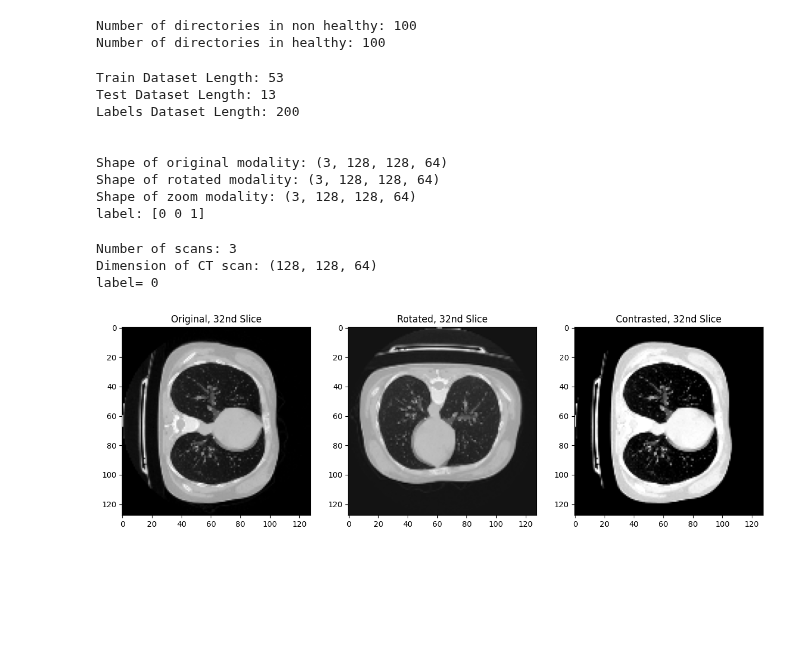
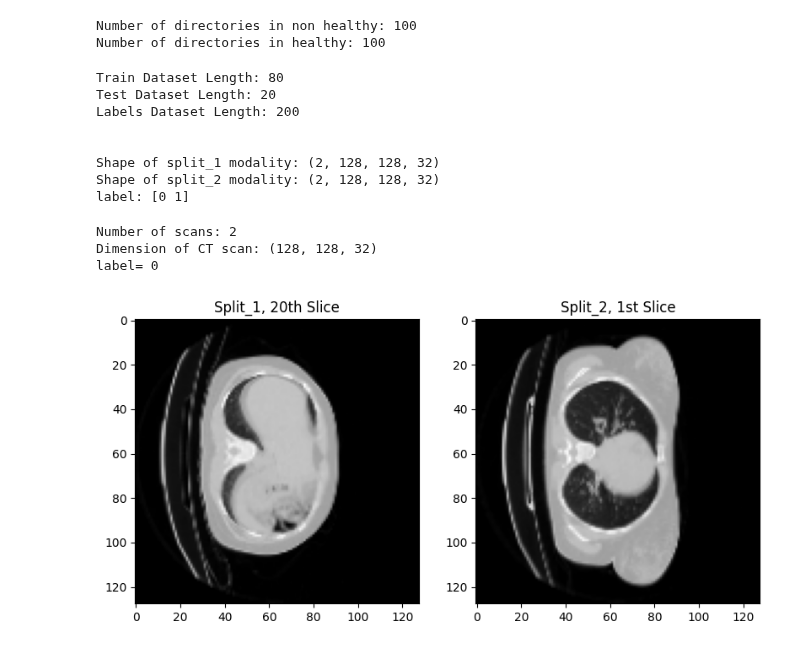
Before and after one commit to MaximNadd/Research, a Jupyter notebook: Experiment_1/multi-view-research-1.ipynb, the cells around one changed output. Saved outputs shown, nothing was run; the diff lists cells and outputs as text; code cells hidden in the pictures; blank space fills up the shorter version.

```diff
--- a/Experiment_1/multi-view-research-1.ipynb
+++ b/Experiment_1/multi-view-research-1.ipynb
@@ -66,36 +77,33 @@ class MultiModalDataset(Sequence):
             np.random.shuffle(self.indices)
 
     def __load_modalities(self, patient_dirs):
-        modalities = {'original': [], 'rotated': [], 'contrast': []}
+        modalities = {'split_1': [], 'split_2': []}
 
         for patient_dir in patient_dirs:
             patient_name = os.path.basename(patient_dir)
 
-            original_path = os.path.join(patient_dir, f'{patient_name}_original.nii')
-            rotated_path = os.path.join(patient_dir, f'{patient_name}_rotated.nii')
-            contrast_path = os.path.join(patient_dir, f'{patient_name}_contrast.nii')
+            split_1_path = os.path.join(patient_dir, 'split_part_1.nii')
+            split_2_path = os.path.join(patient_dir, 'split_part_2.nii')
 
             # Load each modality
-            original = load_nii(original_path)
-            rotated = load_nii(rotated_path)
-            contrast = load_nii(contrast_path)
+            split_1 = load_nii(split_1_path)
+            split_2 = load_nii(split_2_path)
 
             # Append to the list for the batch
-            modalities['original'].append(original)
-            modalities['rotated'].append(rotated)
-            modalities['contrast'].append(contrast)
+            modalities['split_1'].append(split_1)
+            modalities['split_2'].append(split_2)
+
         # Stack the modalities for each patient along the first axis (batch axis)
         X = [
-            np.array(modalities['original']),
-            np.array(modalities['rotated']),
-            np.array(modalities['contrast'])
+            np.array(modalities['split_1']),
+            np.array(modalities['split_2']),
         ]
 
         return X
 
 # Define the paths to your directories
-healthy_dir = '/kaggle/input/CT_Data/CT-0'
-non_healthy_dir = '/kaggle/input/CT_Data/CT-23'
+healthy_dir = healthy
+non_healthy_dir = non_healthy
 
 # List all patient directories (assuming each patient has a folder in each group)
 healthy_patients = [os.path.join(healthy_dir, f) for f in os.listdir(healthy_dir) if os.path.isdir(os.path.join(healthy_dir, f))]
@@ -130,8 +138,8 @@ labels = labels[indices]
 patient_dirs_train, patient_dirs_test, labels_train, labels_test = train_test_split(patient_dirs, labels, test_size=0.2, random_state=42)
 
 # Create the training and testing dataset objects
-train_dataset = MultiModalDataset(patient_dirs_train, labels_train, batch_size=3, shuffle=True)
-test_dataset = MultiModalDataset(patient_dirs_test, labels_test, batch_size=3, shuffle=False)
+train_dataset = MultiModalDataset(patient_dirs_train, labels_train, batch_size=2, shuffle=True)
+test_dataset = MultiModalDataset(patient_dirs_test, labels_test, batch_size=2, shuffle=False)
 
 # Check the length of the datasets
 print(f"Train Dataset Length: {len(train_dataset)}")
@@ -142,45 +150,41 @@ print("\n")
 
 X, y = train_dataset[0]
 
-for modality, data in zip(['original', 'rotated', 'zoom'], X):
+for modality, data in zip(['split_1', 'split_2'], X):
     print(f"Shape of {modality} modality: {data.shape}")
 
 print(f"label: {y}")
 # %% [output]
-Train Dataset Length: 53
-Test Dataset Length: 13
+Train Dataset Length: 80
+Test Dataset Length: 20
 Labels Dataset Length: 200
 
 
-Shape of original modality: (3, 128, 128, 64)
-Shape of rotated modality: (3, 128, 128, 64)
-Shape of zoom modality: (3, 128, 128, 64)
-label: [0 0 1]
+Shape of split_1 modality: (2, 128, 128, 32)
+Shape of split_2 modality: (2, 128, 128, 32)
+label: [0 1]
 # %%
 fig = plt.figure(figsize=(20,8))
 
 
 for i in range(1):
     scans, label = train_dataset[i]
     print("Number of scans:", len(scans))
     print("Dimension of CT scan:", scans[0][0].shape)
     print("label=",label[i])
     print("\n")
 
     ax1 = plt.subplot(1,4,1)
-    ax1.imshow(scans[0][0][:,:,32], cmap="gray")
-    ax1.set_title("Original, 32nd Slice")
+    ax1.imshow(scans[0][0][:,:,20], cmap="gray")
+    ax1.set_title("Split_1, 20th Slice")
     ax2 = plt.subplot(1,4,2)
-    ax2.imshow(scans[1][0][:,:,32], cmap="gray")
-    ax2.set_title("Rotated, 32nd Slice")
-    ax3 = plt.subplot(1,4,3)
-    ax3.imshow(scans[2][0][:,:,32], cmap="gray")
-    ax3.set_title("Contrasted, 32nd Slice")
+    ax2.imshow(scans[1][0][:,:,1], cmap="gray")
+    ax2.set_title("Split_2, 1st Slice")
 # %% [output]
-Number of scans: 3
-Dimension of CT scan: (128, 128, 64)
+Number of scans: 2
+Dimension of CT scan: (128, 128, 32)
 label= 0
-[figure, old version]
+[figure, new version]
 # %%
 def get_model(inputs):
     """Build a 3D convolutional neural network model."""
```
Also changed, not shown: parts of 7 cells of this notebook.
